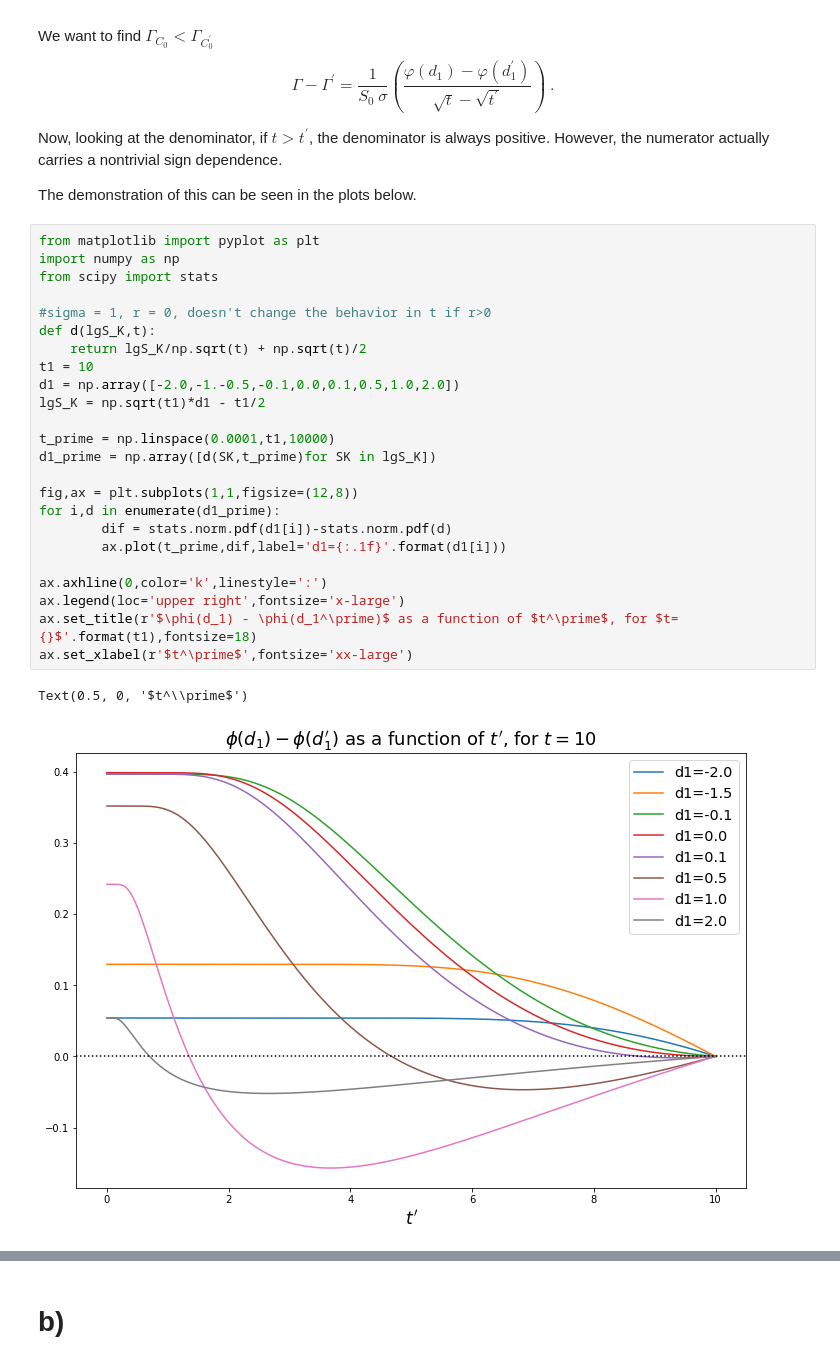
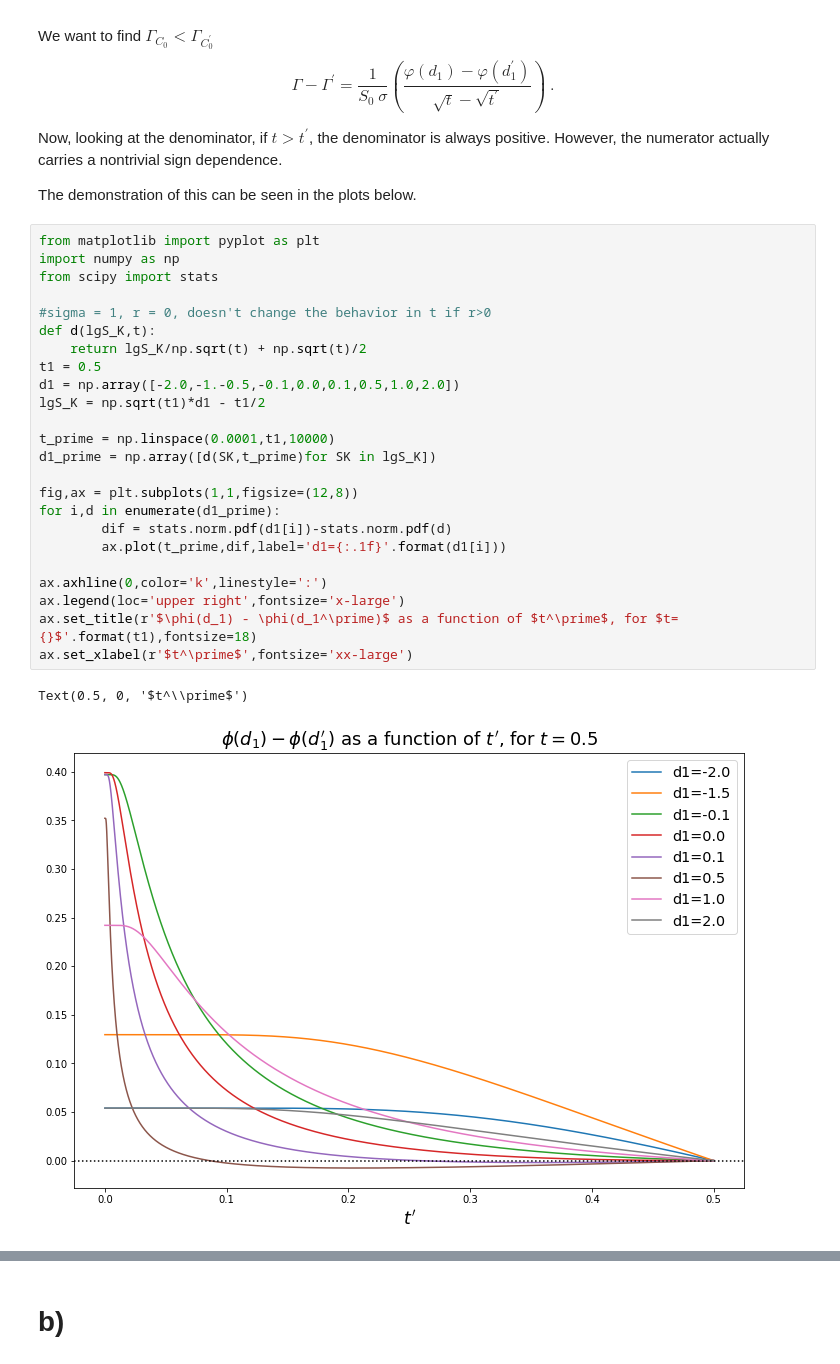
Before and after one commit to tdore738/Erdos_Inst_Quant_Fin_2025, a Jupyter notebook: Homework/3 Homework.ipynb, the cells around one changed output, grey strips where cells are left out. Drawn from its saved outputs; the diff is of its cells as text.

```diff
--- a/Homework/3 Homework.ipynb
+++ b/Homework/3 Homework.ipynb
@@ -139,30 +139,30 @@ The demonstration of this can be seen in the plots below.
 # %%
 from matplotlib import pyplot as plt
 import numpy as np
 from scipy import stats
 
 #sigma = 1, r = 0, doesn't change the behavior in t if r>0
 def d(lgS_K,t):
     return lgS_K/np.sqrt(t) + np.sqrt(t)/2
-t1 = 10
+t1 = 0.5
 d1 = np.array([-2.0,-1.-0.5,-0.1,0.0,0.1,0.5,1.0,2.0])
 lgS_K = np.sqrt(t1)*d1 - t1/2
 
 t_prime = np.linspace(0.0001,t1,10000)
 d1_prime = np.array([d(SK,t_prime)for SK in lgS_K])
 
 fig,ax = plt.subplots(1,1,figsize=(12,8))
 for i,d in enumerate(d1_prime):
         dif = stats.norm.pdf(d1[i])-stats.norm.pdf(d)
         ax.plot(t_prime,dif,label='d1={:.1f}'.format(d1[i]))
 
 ax.axhline(0,color='k',linestyle=':')
 ax.legend(loc='upper right',fontsize='x-large')
 ax.set_title(r'$\phi(d_1) - \phi(d_1^\prime)$ as a function of $t^\prime$, for $t={}$'.format(t1),fontsize=18)
 ax.set_xlabel(r'$t^\prime$',fontsize='xx-large')
 # %% [output]
 Text(0.5, 0, '$t^\\prime$')
-[figure, old version]
+[figure, new version]
 # %% [markdown]
 ### a cont'd
 
```
Also changed, not shown: parts of 2 cells of this notebook.
